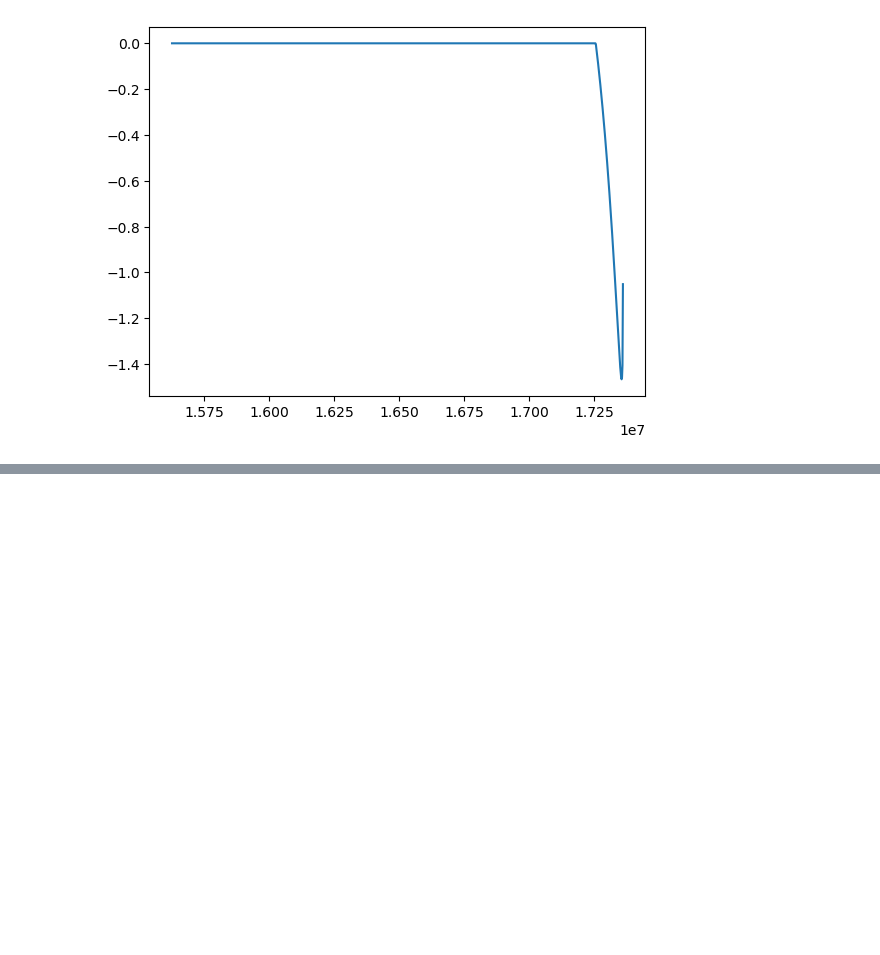
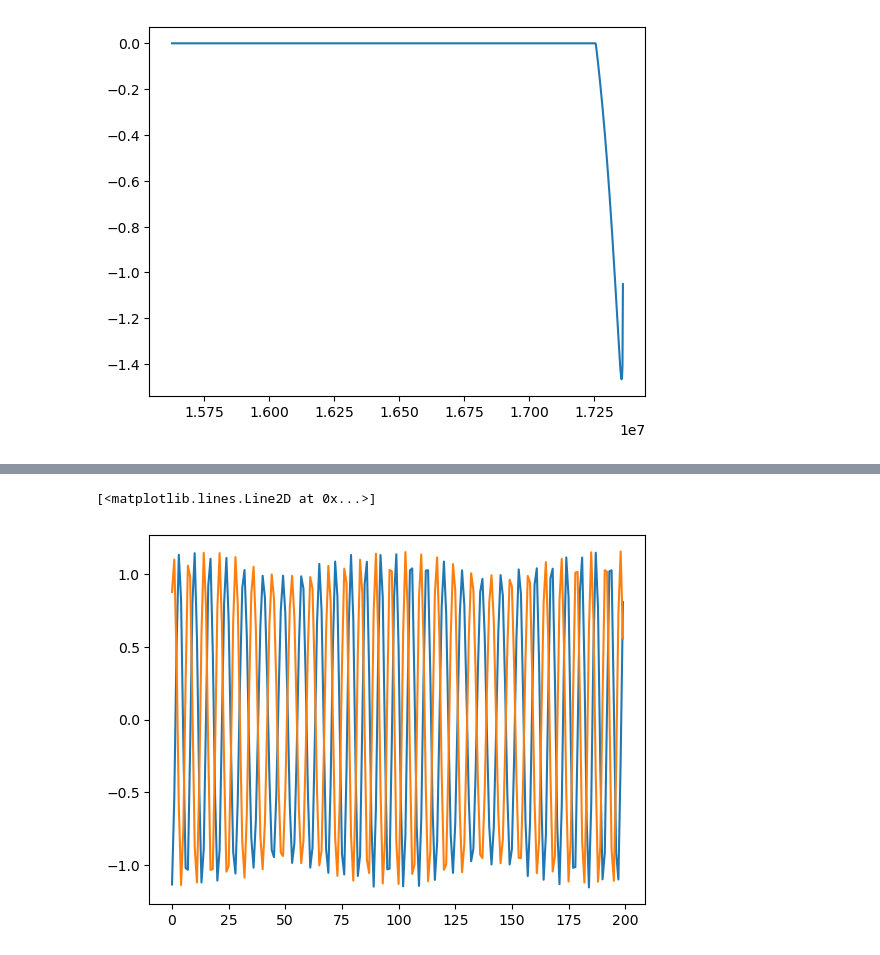
Before and after one commit to znasipak/FastEMRIWaveforms-Soton-Hackathon-2025, a Jupyter notebook: examples/Resonance_example.ipynb, the cells around one changed output, grey strips where cells are left out. Drawn from its saved outputs; the diff is of its cells as text; code cells hidden in the pictures; blank space fills up the shorter version.

```diff
--- a/examples/Resonance_example.ipynb
+++ b/examples/Resonance_example.ipynb
@@ -61,0 +83,6 @@ plt.plot(t[9000:],(Phi_phi-Phi_phiRes)[9000:])
+# %%
+plt.plot(waveform[1736112-200:1736112].real)
+plt.plot(waveform_res[1736112-200:1736112].real)
+# %% [output]
+[<matplotlib.lines.Line2D at 0x...>]
+[figure, added]
```
Also changed, not shown: parts of 9 cells of this notebook.
